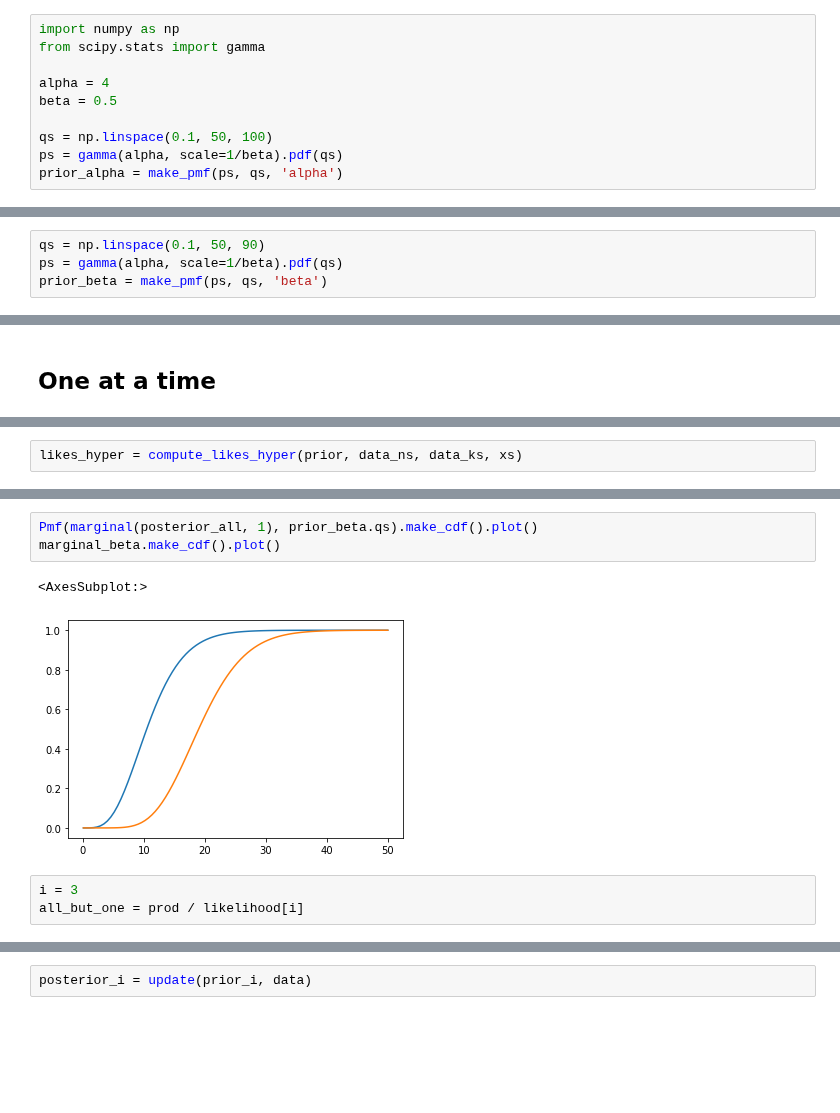
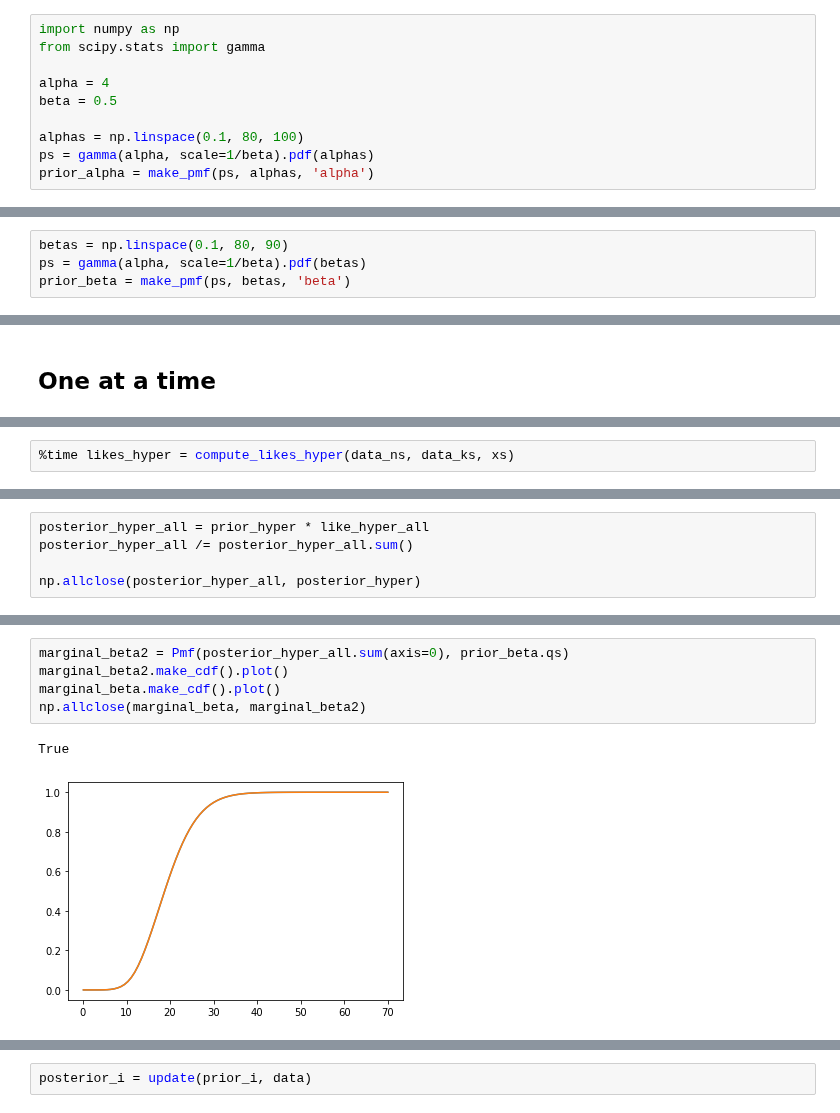
Before and after one commit to AllenDowney/ThinkBayes2, a Jupyter notebook: examples/hospital2.ipynb, the cells around one changed output, grey strips where cells are left out. Drawn from its saved outputs; the diff is of its cells as text; blank space fills up the shorter version.

```diff
--- a/examples/hospital2.ipynb
+++ b/examples/hospital2.ipynb
@@ -212,9 +205,9 @@ from scipy.stats import gamma
 alpha = 4
 beta = 0.5
 
-qs = np.linspace(0.1, 50, 100)
-ps = gamma(alpha, scale=1/beta).pdf(qs)
-prior_alpha = make_pmf(ps, qs, 'alpha')
+alphas = np.linspace(0.1, 80, 100)
+ps = gamma(alpha, scale=1/beta).pdf(alphas)
+prior_alpha = make_pmf(ps, alphas, 'alpha')
 # %%
 compare_cdf(prior_alpha, pred1['alpha'])
 decorate(title='Prior distribution of alpha')
@@ -224,7 +217,7 @@ decorate(title='Prior distribution of alpha')
 # %%
-qs = np.linspace(0.1, 50, 90)
-ps = gamma(alpha, scale=1/beta).pdf(qs)
-prior_beta = make_pmf(ps, qs, 'beta')
+betas = np.linspace(0.1, 80, 90)
+ps = gamma(alpha, scale=1/beta).pdf(betas)
+prior_beta = make_pmf(ps, betas, 'beta')
 # %%
 compare_cdf(prior_beta, pred1['beta'])
 decorate(title='Prior distribution of beta')
@@ -477,5 +482,5 @@ def compute_likes_hyper(prior, ns, ks, xs):
     return likes_hyper
 # %%
-likes_hyper = compute_likes_hyper(prior, data_ns, data_ks, xs)
+%time likes_hyper = compute_likes_hyper(data_ns, data_ks, xs)
 # %% [output]
 (129, 4)
@@ -544,0 +519,5 @@ Cdf.from_seq(np.abs(posterior_all - posterior).flatten()).plot()
+# %%
+posterior_hyper_all = prior_hyper * like_hyper_all
+posterior_hyper_all /= posterior_hyper_all.sum()
+
+np.allclose(posterior_hyper_all, posterior_hyper)
@@ -551,9 +534,8 @@ marginal_alpha.make_cdf().plot()
 # %%
-Pmf(marginal(posterior_all, 1), prior_beta.qs).make_cdf().plot()
+marginal_beta2 = Pmf(posterior_hyper_all.sum(axis=0), prior_beta.qs)
+marginal_beta2.make_cdf().plot()
 marginal_beta.make_cdf().plot()
+np.allclose(marginal_beta, marginal_beta2)
 # %% [output]
-<AxesSubplot:>
+True
-[figure, old version]
+[figure, new version]
-# %%
-i = 3
-all_but_one = prod / likelihood[i]
```
Also changed, not shown: parts of 75 cells of this notebook.
